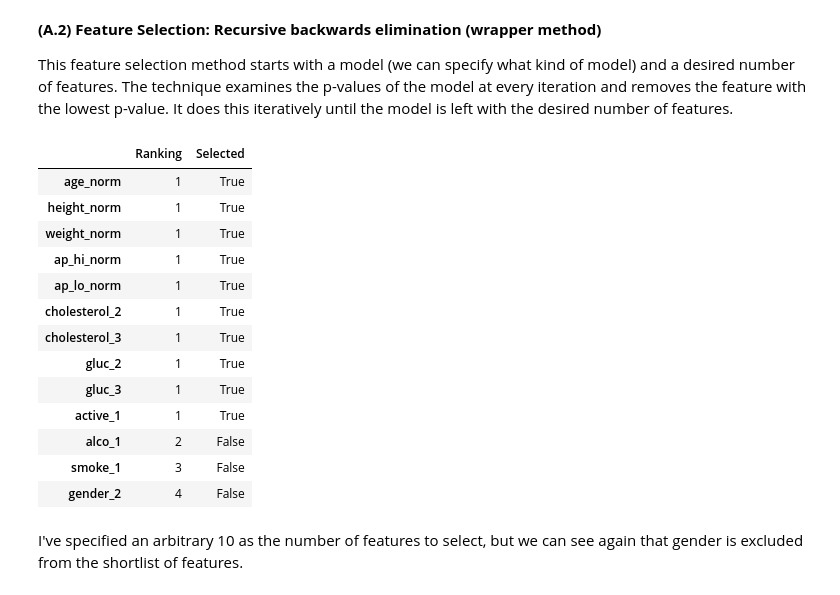
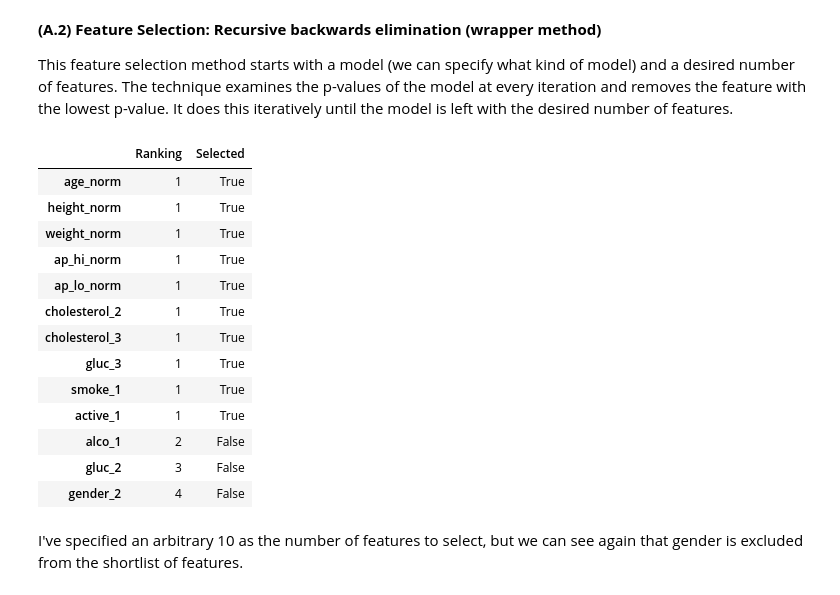
Before and after one commit to bellyn/heart_disease_prediction, a Jupyter notebook: Predicting Cardiovascular Disease.ipynb, the cells around one changed output. Saved outputs shown, nothing was run; the diff lists cells and outputs as text; code cells hidden in the pictures.

```diff
--- a/Predicting Cardiovascular Disease.ipynb
+++ b/Predicting Cardiovascular Disease.ipynb
@@ -291,0 +318,6 @@ Text(0.5, 1.0, 'Active')
+# %%
+from sklearn.model_selection import train_test_split
+X_train, X_val, Y_train, Y_val = train_test_split(x, y, test_size=0.3)
+
+print("Training size: ", X_train.shape[0])
+print("Validation size: ", X_val.shape[0])
@@ -377,3 +386,6 @@ y_sample = data_sample["cardio"]
+# %%
+X_train_sample = X_train.sample(n=3000, random_state=random_state) # Use a smaller dataset
+Y_train_sample = Y_train.sample(n=3000, random_state=random_state)
 # %%
 num_feats = 10
 
@@ -381,25 +393,27 @@ from sklearn.feature_selection import RFE
 from sklearn.svm import SVR
 estimator = SVR(kernel="linear")
 selector = RFE(estimator, n_features_to_select=num_feats, step=1)
-selector = selector.fit(x_sample, y_sample)
+selector = selector.fit(X_train_sample, Y_train_sample)
 # %%
-pd.DataFrame({'Ranking': selector.ranking_,
-              'Selected': selector.support_,},
-             index=x_sample.columns).sort_values("Ranking")
+feats_recursive = pd.DataFrame({'Ranking': selector.ranking_,
+                  'Selected': selector.support_,},
+                  index=X_train_sample.columns).sort_values("Ranking")
+
+feats_recursive
 # %% [output]
 |  | Ranking | Selected |
 | age_norm | 1 | True |
 | height_norm | 1 | True |
 | weight_norm | 1 | True |
 | ap_hi_norm | 1 | True |
 | ap_lo_norm | 1 | True |
 | cholesterol_2 | 1 | True |
 | cholesterol_3 | 1 | True |
-| gluc_2 | 1 | True |
 | gluc_3 | 1 | True |
+| smoke_1 | 1 | True |
 | active_1 | 1 | True |
 | alco_1 | 2 | False |
-| smoke_1 | 3 | False |
+| gluc_2 | 3 | False |
 | gender_2 | 4 | False |
 # %% [markdown]
 I've specified an arbitrary 10 as the number of features to select, but we can see again that gender is excluded from the shortlist of features.
```
Also changed, not shown: parts of 26 cells of this notebook.
